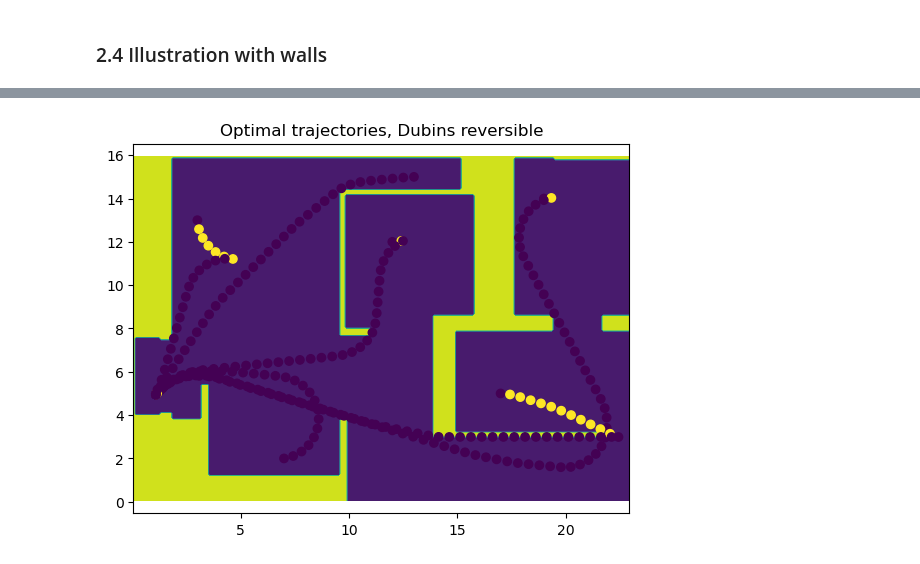
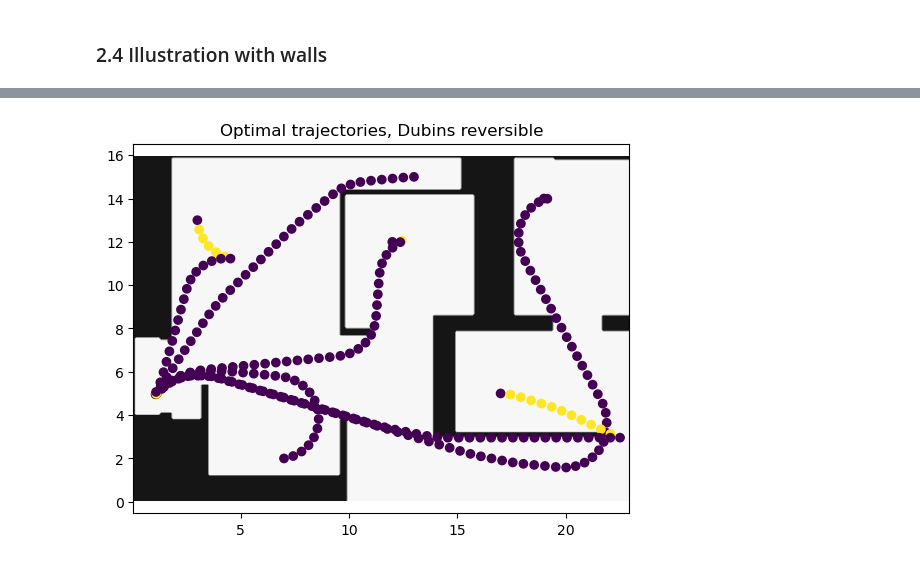
Before and after one commit to Mirebeau/AdaptiveGridDiscretizations_showcase, a Jupyter notebook: Notebooks_FMM/DubinsState.ipynb, the cells around one changed output, grey strips where cells are left out. Drawn from its saved outputs; the diff is of its cells as text; code cells hidden in the pictures.

```diff
--- a/Notebooks_FMM/DubinsState.ipynb
+++ b/Notebooks_FMM/DubinsState.ipynb
@@ -719,12 +721,12 @@ GPU kernel eikonal ran for 0.39299798011779785 seconds, and 319 iterations.
 Post-Processing
-# %%
-plt.title('Optimal trajectories, Dubins reversible')
-plt.contourf(*X,walls); plt.axis('equal')
-for geo in hfmOut['geodesics']:
-    geo = geo[:,::20]
-    plt.scatter(geo[0],geo[1],c=geo[3],vmax=1)
-# %% [output]
-[figure, removed]
+# %%
+plt.title('Optimal trajectories, Dubins reversible')
+plt.contourf(*X,walls,cmap='Greys'); plt.axis('equal')
+for geo in hfmOut['geodesics']:
+    geo = geo[:,::20]
+    plt.scatter(geo[0],geo[1],c=geo[3],vmax=1)
+# %% [output]
+[figure, added]
 # %%
 ξ=2
 hfmIn['controls'] = DubinsSidewaysControls(Θ,ξ,rev_ratio=0.7)
```
Also changed, not shown: parts of 79 cells of this notebook, 4 other files.
